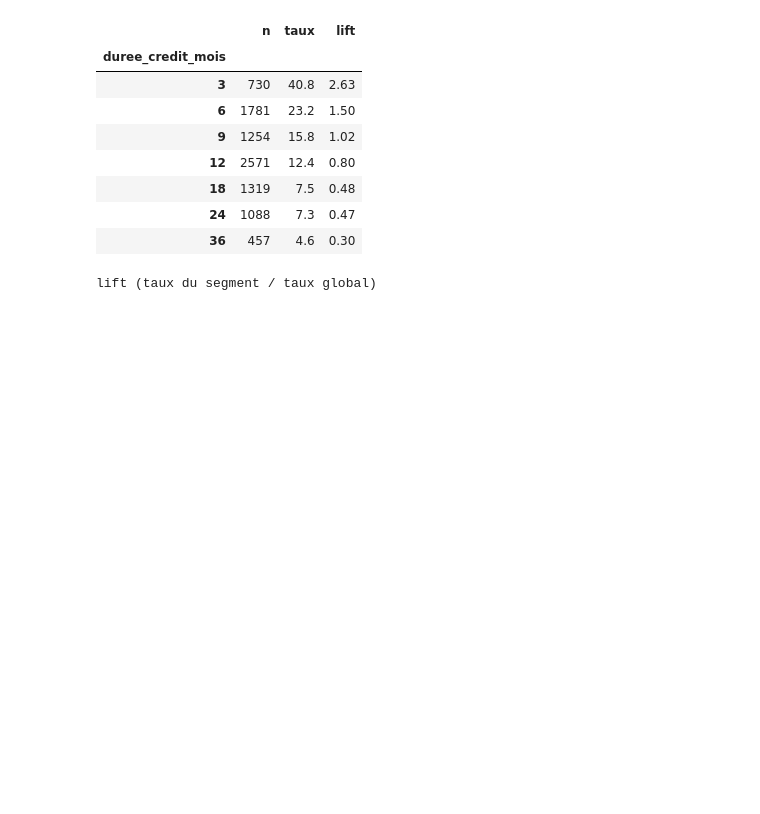
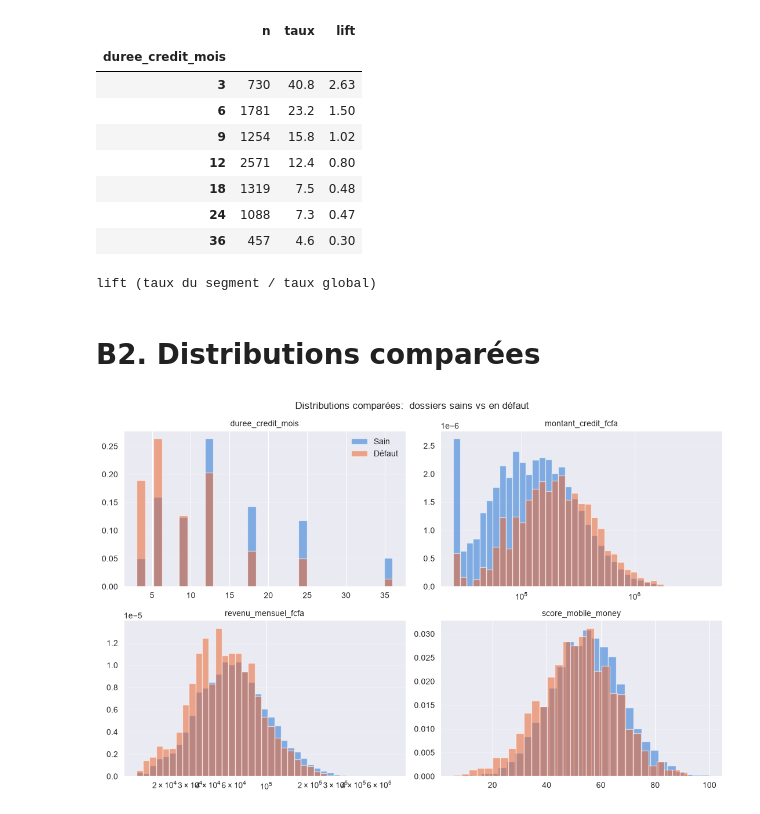
Before and after one commit to perrin1/scoring_credit, a Jupyter notebook: notebook/scoring.ipynb, the cells around one changed output. Cells and saved outputs as stored; diff of their text form; code cells hidden in the pictures; blank space fills up the shorter version.

```diff
--- a/notebook/scoring.ipynb
+++ b/notebook/scoring.ipynb
@@ -560,3 +567,28 @@ print("lift (taux du segment / taux global) ")
 | 24 | 1088 | 7.3 | 0.47 |
 | 36 | 457 | 4.6 | 0.30 |
 lift (taux du segment / taux global)
+# %% [markdown]
+# B2. Distributions comparées
+# %%
+SAIN, DEFAUT = "#2a78d6", "#eb6834"
+VARS = ["duree_credit_mois", "montant_credit_fcfa", "revenu_mensuel_fcfa", "score_mobile_money"]
+
+fig, axes = plt.subplots(2, 2, figsize=(11, 7))
+for ax, col in zip(axes.ravel(), VARS):
+    sain, defaut = df.loc[df.defaut_paiement == 0, col].dropna(), df.loc[df.defaut_paiement == 1, col].dropna()
+    log = col in ("montant_credit_fcfa", "revenu_mensuel_fcfa")
+    bins = np.logspace(np.log10(max(sain.min(), 1)), np.log10(sain.max()), 40) if log else 30
+    ax.hist(sain,   bins=bins, density=True, alpha=.55, color=SAIN,   label="Sain")
+    ax.hist(defaut, bins=bins, density=True, alpha=.55, color=DEFAUT, label="Défaut")
+    if log: ax.set_xscale("log")
+    ax.set_title(col, fontsize=10)
+    ax.spines[["top", "right"]].set_visible(False)
+    ax.grid(axis="y", alpha=.2)
+
+axes[0, 0].legend(frameon=False)
+fig.suptitle("Distributions comparées:  dossiers sains vs en défaut", fontsize=12)
+fig.tight_layout()
+plt.savefig("../reports/b2_distributions.png", dpi=150, bbox_inches="tight")
+plt.show()
+# %% [output]
+[figure, added]
```
Also changed, not shown: parts of 7 cells of this notebook, 4 other files.
